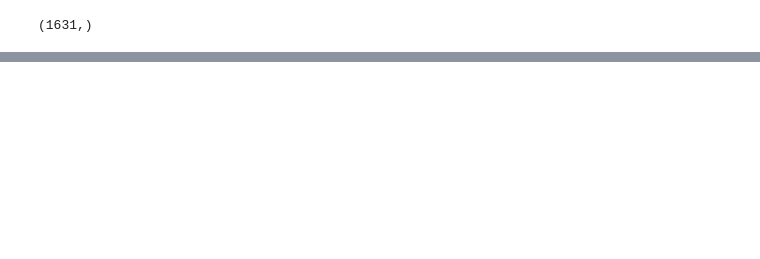
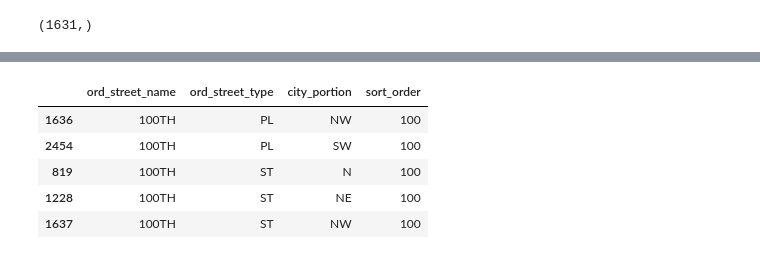
Before and after one commit to mike-babb/seattle_streets, a Jupyter notebook: code/step_06_format_data_for_v2.ipynb, the cells around one changed output, grey strips where cells are left out. Saved outputs shown, nothing was run; the diff lists cells and outputs as text; code cells hidden in the pictures; blank space fills up the shorter version.

```diff
--- a/code/step_06_format_data_for_v2.ipynb
+++ b/code/step_06_format_data_for_v2.ipynb
@@ -182,7 +236,9 @@ melt_df.head()
 # %%
-melt_df = melt_df.loc[(melt_df['city_portion'] != 'All'), :].copy()
+osnt_df = osnt_df.loc[(osnt_df['city_portion'] != 'All'), :].copy()
 # %%
-melt_df = melt_df.sort_values(by = ['ord_street_name', 'ord_street_type', 'city_portion'])
+# sort it...
+osnt_df = osnt_df.sort_values(by = ['ord_street_name', 'ord_street_type', 'city_portion'])
 # %%
-melt_df = melt_df.drop(labels = ['n_roads'], axis = 1)
+# we don't need this column
+osnt_df = osnt_df.drop(labels = ['n_roads'], axis = 1)
 # %%
@@ -199,7 +264,14 @@ def get_sort_order(sn):
     return outcome
 # %%
 # get the numeric value of the streets, for the sort order...
-melt_df['sort_order'] = melt_df['ord_street_name'].map(get_sort_order)
+osnt_df['sort_order'] = osnt_df['ord_street_name'].map(get_sort_order)
 # %%
-melt_df.head()
+osnt_df.head()
+# %% [output]
+|  | ord_street_name | ord_street_type | city_portion | sort_order |
+| 1636 | 100TH | PL | NW | 100 |
+| 2454 | 100TH | PL | SW | 100 |
+| 819 | 100TH | ST | N | 100 |
+| 1228 | 100TH | ST | NE | 100 |
+| 1637 | 100TH | ST | NW | 100 |
 # %%
```
Also changed, not shown: parts of 42 cells of this notebook, 3 other files.
